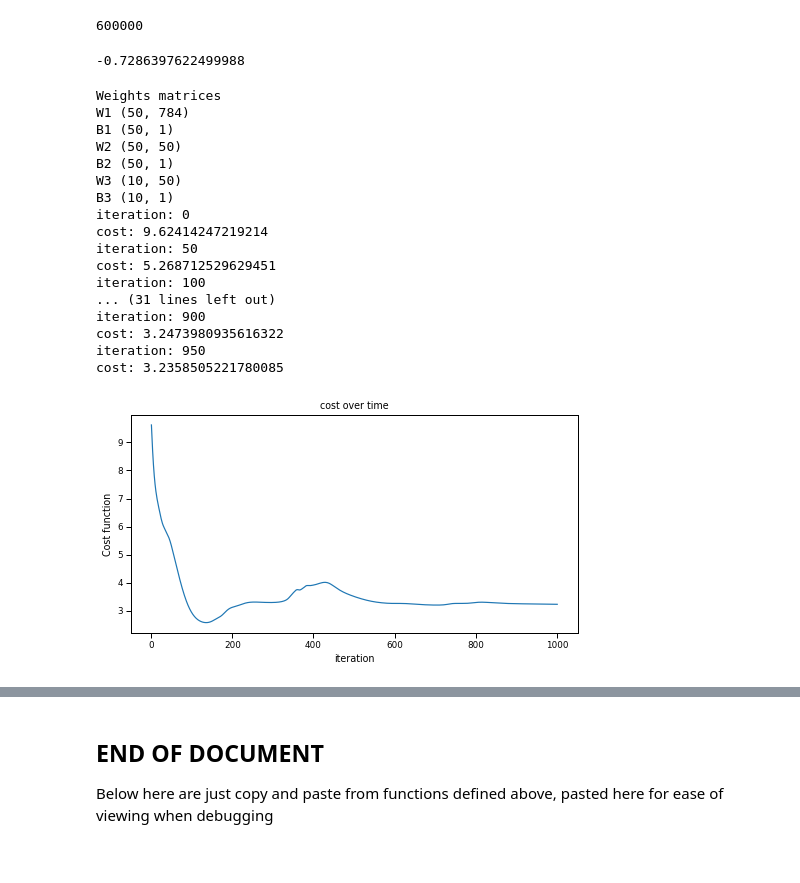
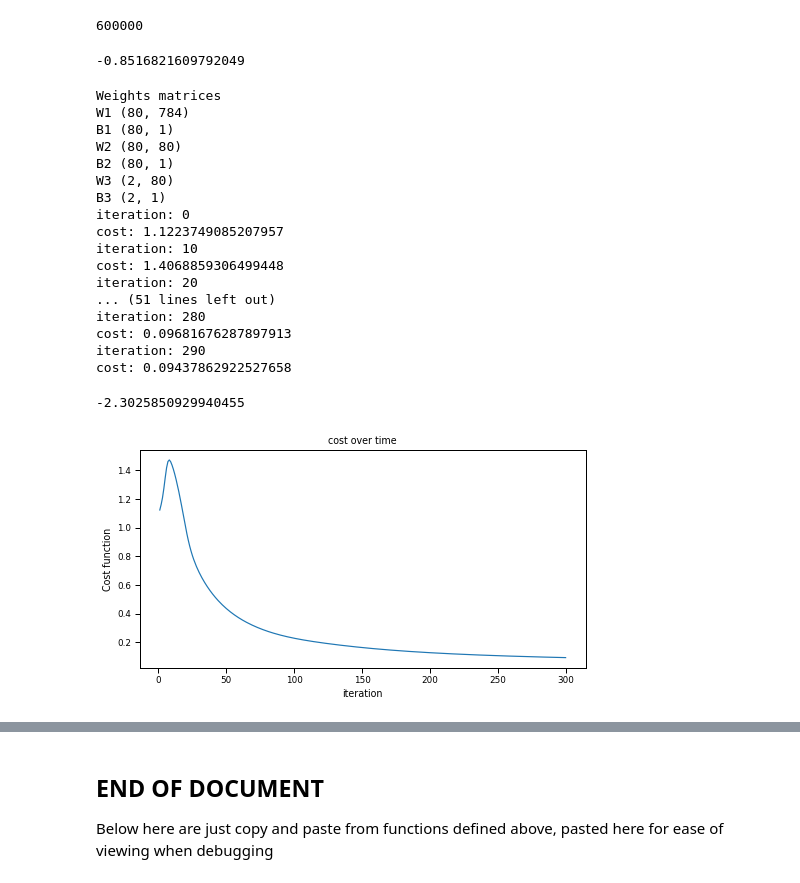
Before and after one commit to jakelourie1502/Neural_network_from_scratch, a Jupyter notebook: mnist_neural_net_from_scratch.ipynb, the cells around one changed output, grey strips where cells are left out. Drawn from its saved outputs; the diff is of its cells as text; code cells hidden in the pictures.

Commit message:
changed softmax to binary (two classes) and it works

```diff
--- a/mnist_neural_net_from_scratch.ipynb
+++ b/mnist_neural_net_from_scratch.ipynb
@@ -383,8 +383,8 @@ print(x_train_flat.shape)
 #for y, we need to do some form of hot encoding.
 from sklearn.preprocessing import OneHotEncoder
 one_hot = OneHotEncoder(sparse = False)
-one_hot_y_train= one_hot.fit_transform(y_train.reshape(-1,1)).T
-one_hot_y_test = one_hot.fit_transform(y_test.reshape(-1,1)).T
+one_hot_y_train= one_hot.fit_transform(y_train_two_classes.reshape(-1,1)).T
+one_hot_y_test = one_hot.fit_transform(y_test_two_classes.reshape(-1,1)).T
 # %% [output]
 (784, 60000)
 # %%
@@ -485,52 +483,56 @@ one_hot_y_train.size
 # %%
 np.sum(differentiat_dict_softmax['dW2'])
 # %% [output]
--0.7286397622499988
+-0.8516821609792049
 # %%
 ##softmax iteration
 
-learning_rate = 0.03 #set an arbitrary learning rate... we can iterate and try a few others soon
-iterations_SM = 1000
+learning_rate = 0.1 #set an arbitrary learning rate... we can iterate and try a few others soon
+iterations_SM = 300
 cost_softmax = []
-dict_of_weights_softmax = init_weights(x_train_flat, 50, 50, 10)
+dict_of_weights_softmax = init_weights(x_train_flat, 80, 80, 2)
 
 for iteration in range(iterations_SM):
 
-    dict_of_FP_values_softmax, Cost_softmax = forward_prop_softmax(dict_of_weights_softmax,x_train_flat,one_hot_y_train)
+    dict_of_FP_values_softmax, Cost_softmax = forward_prop_softmax(dict_of_weights_softmax,x_train_2,one_hot_y_train)
     cost_softmax.append(Cost_softmax) #add cost to the list.
 
     #then, do back prop, storing the differentials
 
-    differentiat_dict_softmax = back_prop_softmax(dict_of_weights_softmax, dict_of_FP_values_softmax, one_hot_y_train, x_train_flat)
+    differentiat_dict_softmax = back_prop_softmax(dict_of_weights_softmax, dict_of_FP_values_softmax, one_hot_y_train, x_train_2)
     #then, do the gradient descent. Nothing stored, the weights just update and we re-use the new values in forward prop.
     gradient_descent(learning_rate, dict_of_weights_softmax, differentiat_dict_softmax)
-    if iteration % 50 == 0:
+    if iteration % 10 == 0:
         print(f'iteration: {iteration}\ncost: {Cost_softmax}')
 # %% [output]
 Weights matrices
-W1 (50, 784)
-B1 (50, 1)
-W2 (50, 50)
-B2 (50, 1)
-W3 (10, 50)
-B3 (10, 1)
+W1 (80, 784)
+B1 (80, 1)
+W2 (80, 80)
+B2 (80, 1)
+W3 (2, 80)
+B3 (2, 1)
 iteration: 0
-cost: 9.62414247219214
-iteration: 50
-cost: 5.268712529629451
-iteration: 100
-... (31 lines left out)
-iteration: 900
-cost: 3.2473980935616322
-iteration: 950
-cost: 3.2358505221780085
+cost: 1.1223749085207957
+iteration: 10
+cost: 1.4068859306499448
+iteration: 20
+... (51 lines left out)
+iteration: 280
+cost: 0.09681676287897913
+iteration: 290
+cost: 0.09437862922527658
+# %%
+np.log(0./10) #this is what we'd get as a cost if we stuck everything at 0.1 on A3.
+# %% [output]
+-2.3025850929940455
 # %%
 sns.set_context('paper')
 fig = plt.figure(figsize=(8,4))
-ax = sns.lineplot(np.linspace(1,1000,1000),cost_softmax)
+ax = sns.lineplot(np.linspace(1,iterations_SM,iterations_SM),cost_softmax)
 ax.set_title('cost over time')
 ax.set_ylabel('Cost function')
 ax.set_xlabel('iteration')
 plt.show()
 # %% [output]
-[figure, old version]
+[figure, new version]
```
Also changed, not shown: parts of 9 cells of this notebook.
